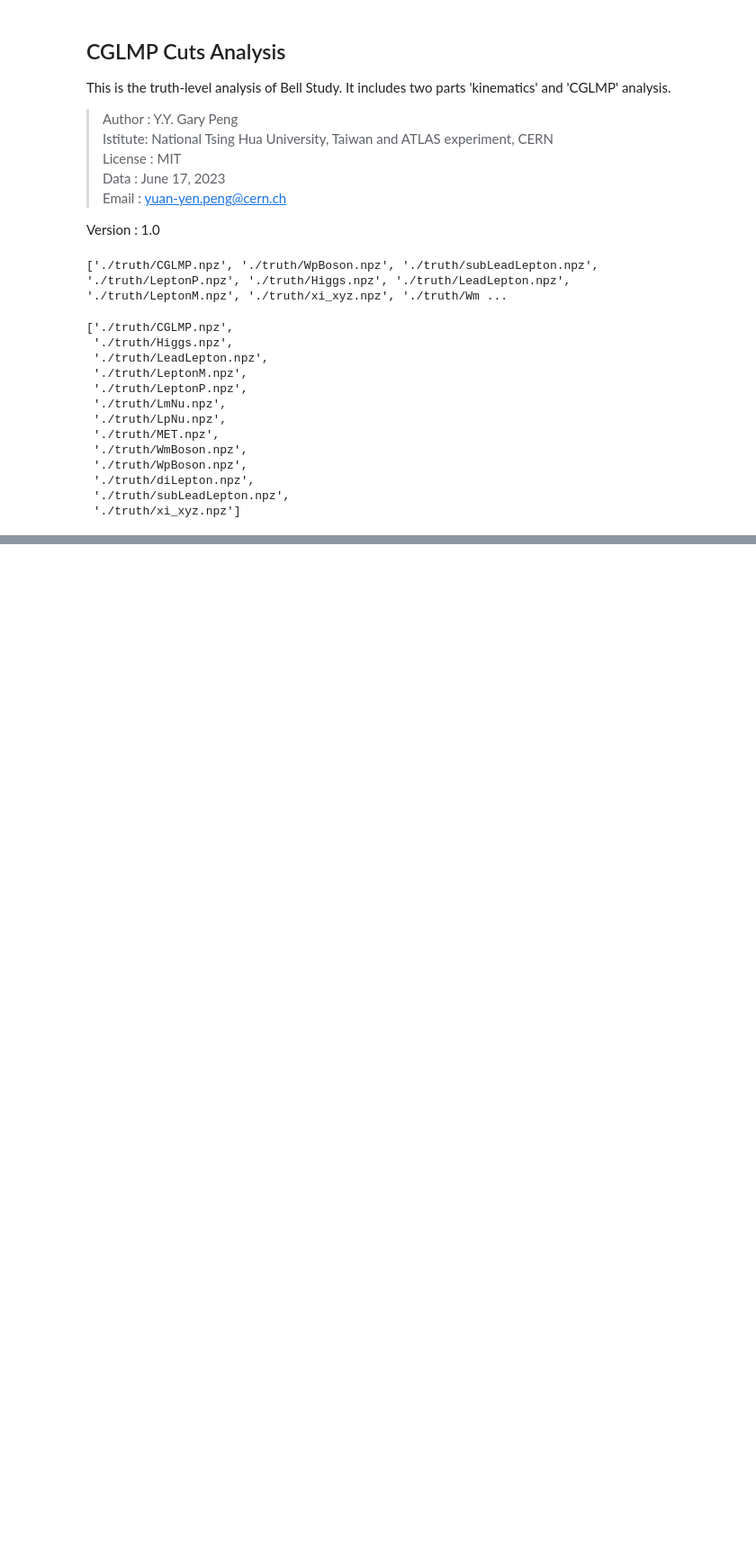
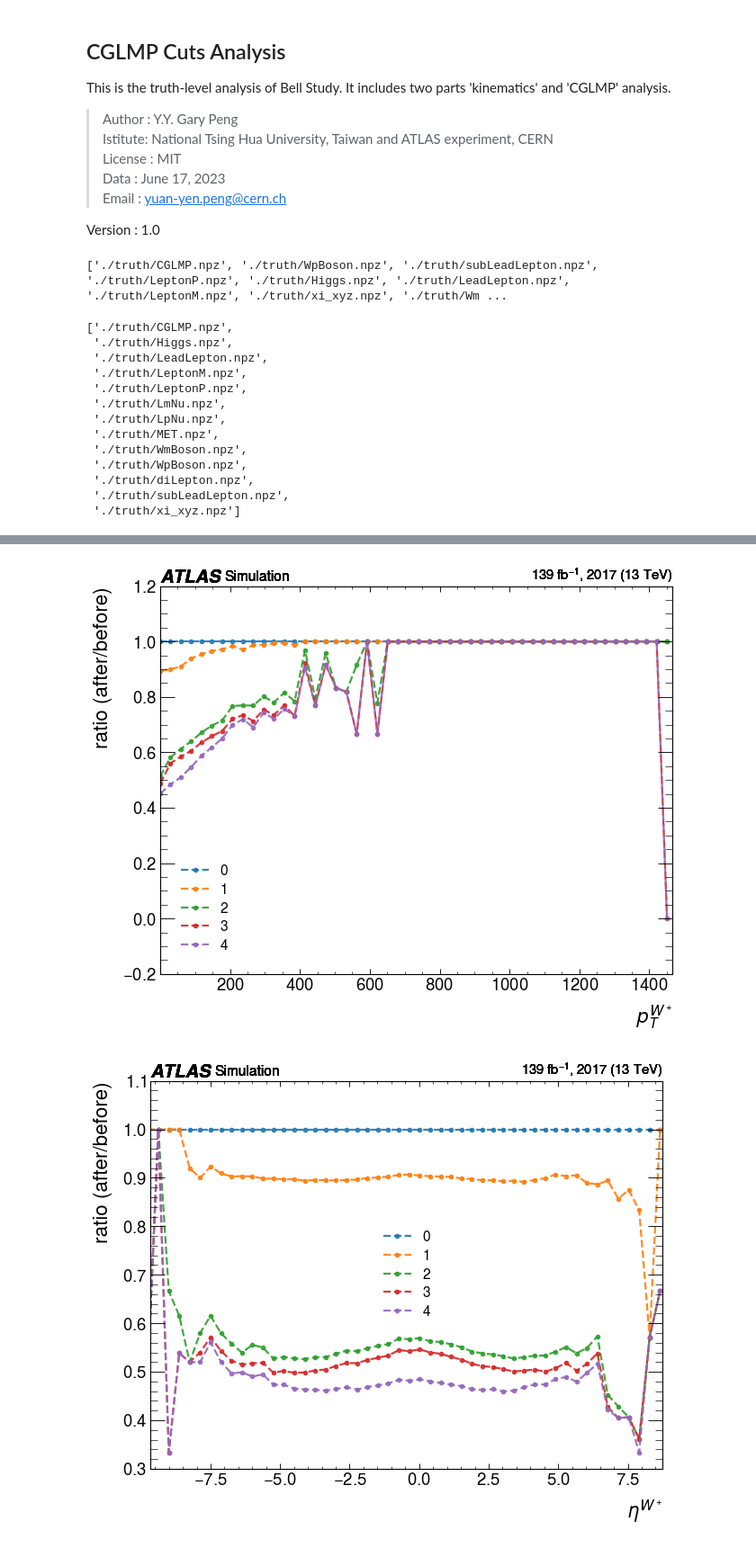
Before and after one commit to yygarypeng/Bell-Analysis, a Jupyter notebook: TRUTH3_dump_CutAnalysis/truth-analysis.ipynb, the cells around one changed output, grey strips where cells are left out. Shown at 90% size. Drawn from its saved outputs; the diff is of its cells as text; code cells hidden in the pictures; blank space fills up the shorter version.

```diff
--- a/TRUTH3_dump_CutAnalysis/truth-analysis.ipynb
+++ b/TRUTH3_dump_CutAnalysis/truth-analysis.ipynb
@@ -201,0 +280,29 @@ name = ["1", "2", "3", "4"]
+# %%
+# Wp analysis
+
+fig = plt.figure(figsize=(9, 7), dpi=80)
+for i in cuts:
+    ratio_data, rrange = ratio(i, [], df=Wp, var="pt")
+    ratio_plot(ratio_data, ylabel=r"$p^{W^+}_{T}$", range=rrange/GEV)
+plt.legend(name, loc="best")
+plt.show()
+plt.close()
+
+fig = plt.figure(figsize=(9, 7), dpi=80)
+for i in cuts:
+    ratio_data, rrange = ratio(i, [], df=Wp, var="eta")
+    ratio_plot(ratio_data, ylabel=r"$\eta^{W^+}$", range=rrange)
+plt.legend(name, loc="best")
+plt.show()
+plt.close()
+
+fig = plt.figure(figsize=(9, 7), dpi=80)
+for i in cuts:
+    ratio_data, rrange = ratio(i, [], df=Wp, var="phi")
+    ratio_plot(ratio_data, ylabel=r"$\phi^{W^+}$", range=rrange)
+plt.legend(name, loc="best")
+plt.show()
+plt.close()
+# %% [output]
+[figure, added]
+[figure, added]
```
Also changed, not shown: parts of 27 cells of this notebook, 1 other file.
